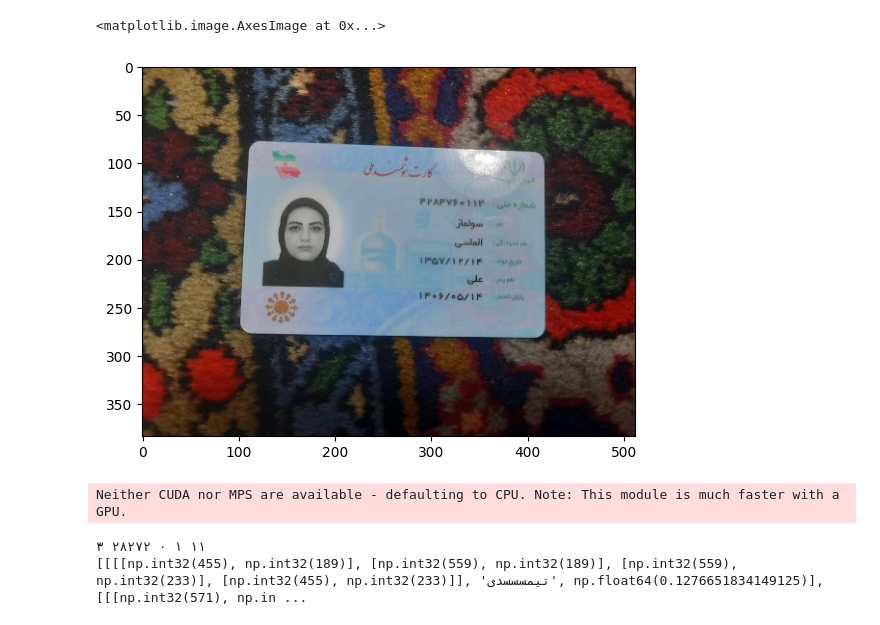
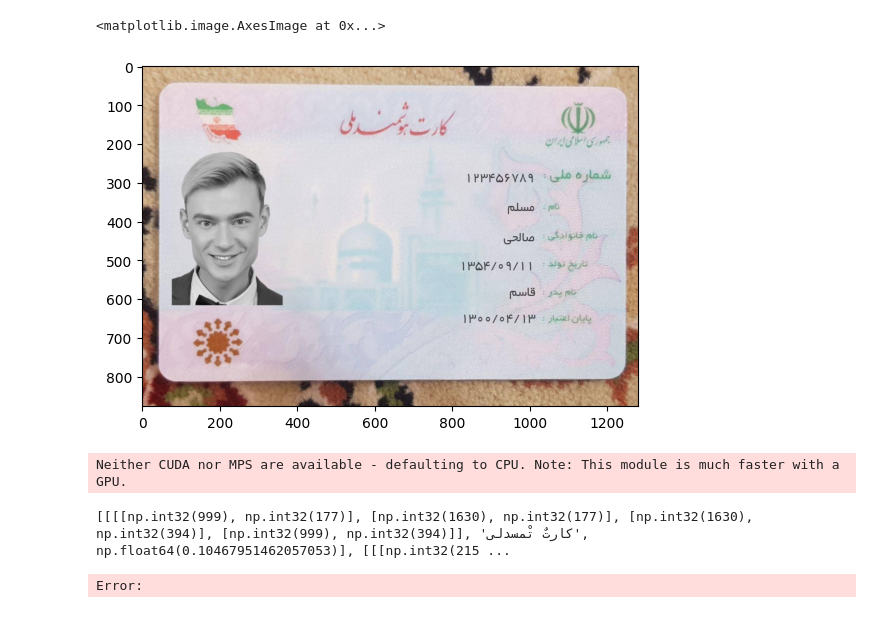
Before and after one commit to cactus1386/NationalCard-ImageProccessing, a Jupyter notebook: OCR/test.ipynb, the cells around one changed output. Drawn from its saved outputs; the diff is of its cells as text; code cells hidden in the pictures.

```diff
--- a/OCR/test.ipynb
+++ b/OCR/test.ipynb
@@ -3,11 +3,11 @@ import cv2
 import matplotlib.pyplot as plt
 import easyocr
 # %%
-img = cv2.imread('../Dataset/D/8.jpg')
+img = cv2.imread('../Dataset/D/12.jpg')
 plt.imshow(cv2.cvtColor(img, cv2.COLOR_BGR2RGB))
 # %% [output]
 <matplotlib.image.AxesImage at 0x...>
-[figure, old version]
+[figure, new version]
 # %%
 img_resized = cv2.resize(img, (0, 0), fx=2, fy=2, interpolation=cv2.INTER_CUBIC)
 denoised = cv2.fastNlMeansDenoising(img_resized, None, 20, 5, 20)
@@ -30,5 +30,5 @@ print(text[1][-2])
 print(text)
 # %% [output]
 Neither CUDA nor MPS are available - defaulting to CPU. Note: This module is much faster with a GPU.
-١١ ١ ٠ ٢٨٢٧٢ ٣
-[[[[np.int32(455), np.int32(189)], [np.int32(559), np.int32(189)], [np.int32(559), np.int32(233)], [np.int32(455), np.int32(233)]], 'تیمسسسدی', np.float64(0.1276651834149125)], [[[np.int32(571), np.in ...
+[[[[np.int32(999), np.int32(177)], [np.int32(1630), np.int32(177)], [np.int32(1630), np.int32(394)], [np.int32(999), np.int32(394)]], 'کارتٌ تْمسدلی', np.float64(0.10467951462057053)], [[[np.int32(215 ...
+Error:
```
Also changed, not shown: 2 other files.
